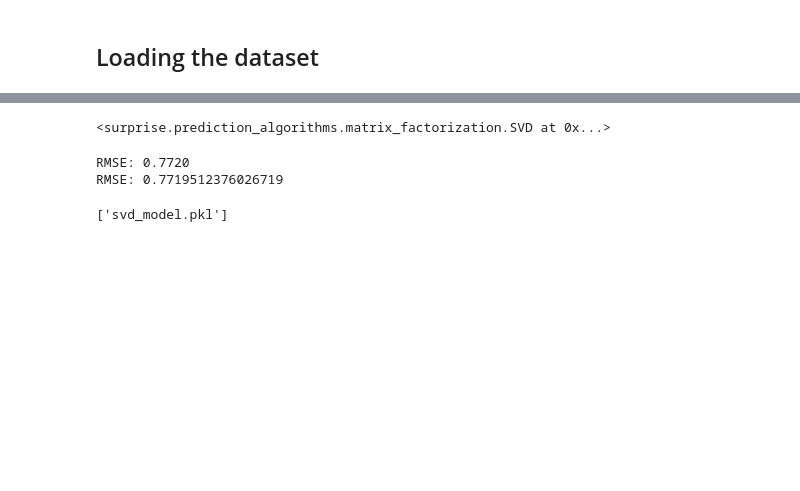
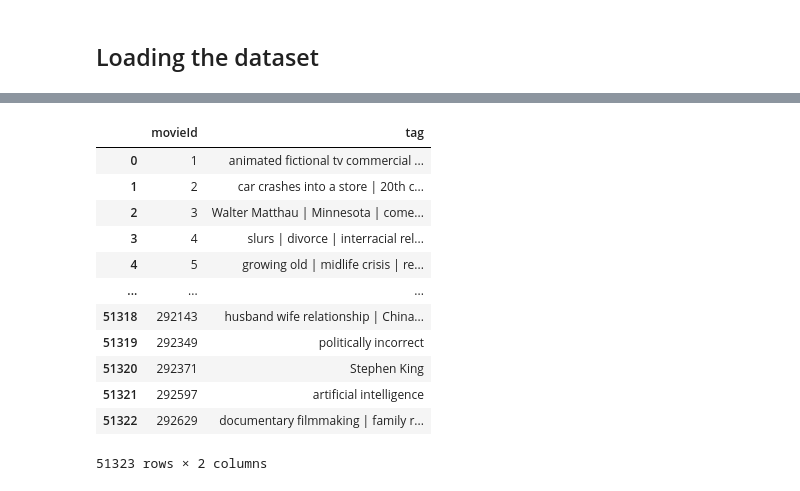
Before and after one commit to 0mehrdad/Movie-recommender-ML-32, a Jupyter notebook: notebooks/models.ipynb, the cells around one changed output, grey strips where cells are left out. Saved outputs shown, nothing was run; the diff lists cells and outputs as text; code cells hidden in the pictures; blank space fills up the shorter version.

Commit message:
update model notebook

```diff
--- a/notebooks/models.ipynb
+++ b/notebooks/models.ipynb
@@ -9,3 +92,2 @@ tags = pd.read_csv('../data/ml-32m/tags.csv')
 # %%
-merged = pd.merge(movies , ratings , on = 'movieId')
-merged.head()
+merged2 = pd.merge (movies , tags , on = 'movieId')
@@ -43,5 +93,0 @@ trainset, testset = train_test_split(data, test_size=0.2)
-# %%
-svd = SVD()
-svd.fit(trainset)
-# %% [output]
-<surprise.prediction_algorithms.matrix_factorization.SVD at 0x...>
@@ -50,12 +94,20 @@ predictions = svd.test(testset)
-# %%
-rmse = accuracy.rmse(predictions)
-print(f'RMSE: {rmse}')
-# %% [output]
-RMSE: 0.7720
-RMSE: 0.7719512376026719
-# %%
-import joblib
-
-joblib.dump(svd, 'svd_model.pkl')
-# %% [output]
-['svd_model.pkl']
+# %%
+tagged_df = merged2.groupby('movieId')['tag'] \
+    .agg(lambda tags: ' | '.join(str(tag) for tag in set(tags) if pd.notnull(tag))) \
+    .reset_index()
+# %%
+tagged_df
+# %% [output]
+|  | movieId | tag |
+| 0 | 1 | animated fictional tv commercial ... |
+| 1 | 2 | car crashes into a store | 20th c... |
+| 2 | 3 | Walter Matthau | Minnesota | come... |
+| 3 | 4 | slurs | divorce | interracial rel... |
+| 4 | 5 | growing old | midlife crisis | re... |
+| ... | ... | ... |
+| 51318 | 292143 | husband wife relationship | China... |
+| 51319 | 292349 | politically incorrect |
+| 51320 | 292371 | Stephen King |
+| 51321 | 292597 | artificial intelligence |
+| 51322 | 292629 | documentary filmmaking | family r... |
+51323 rows × 2 columns
```
Also changed, not shown: parts of 15 cells of this notebook.
